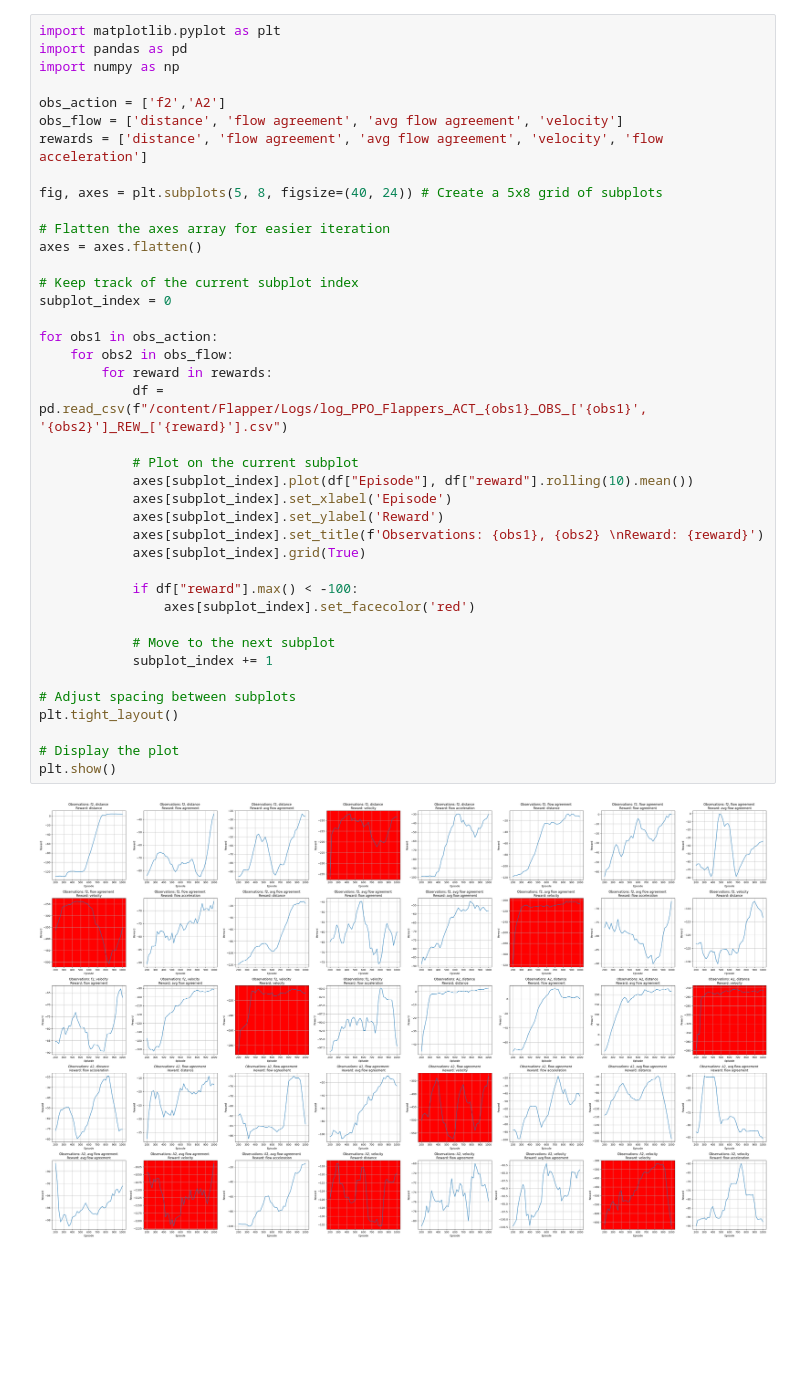
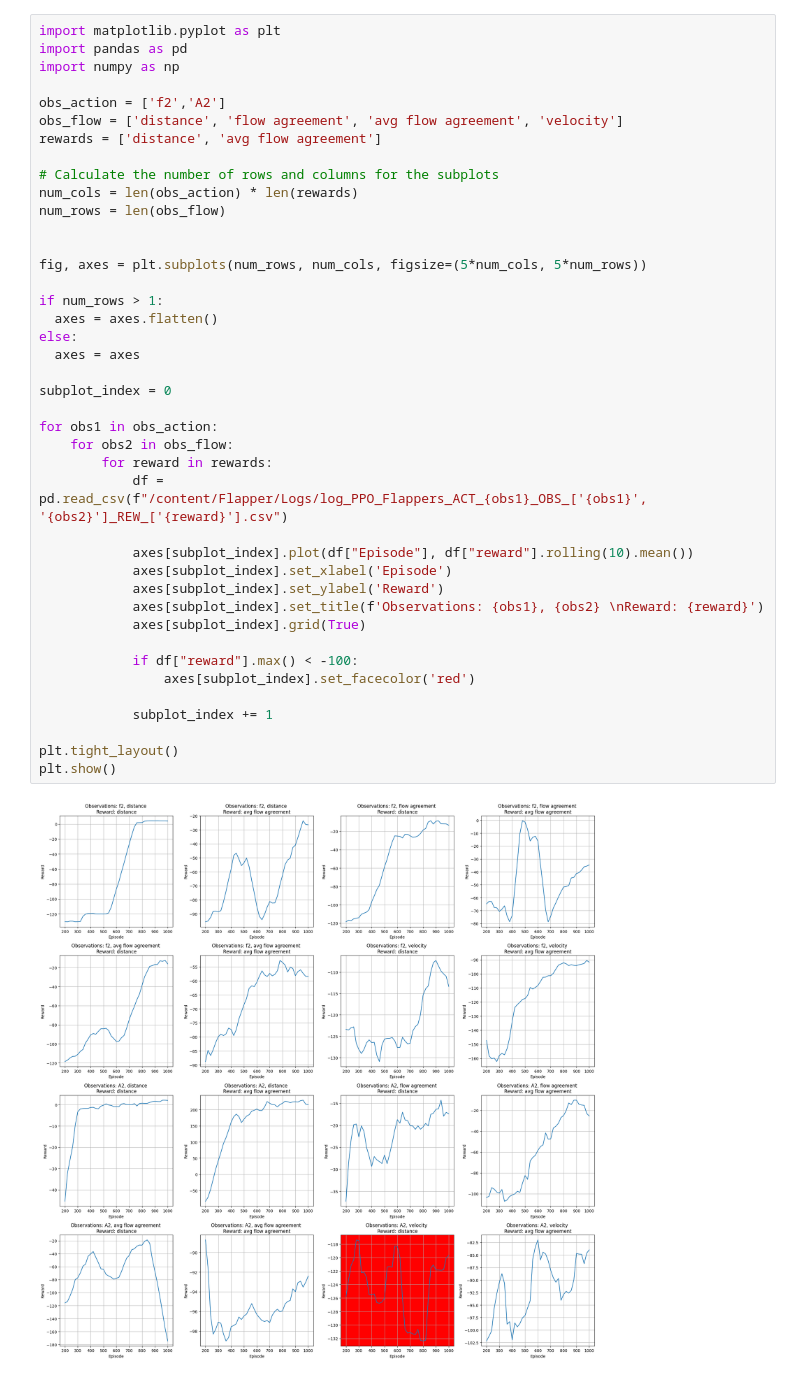
Before and after one commit to victorbuenog/Flapper, a Jupyter notebook: Policy_Evaluation.ipynb, the cells around one changed output. Saved outputs shown, nothing was run; the diff lists cells and outputs as text; blank space fills up the shorter version.

Commit message:
Adjusts subplots dynamically based on how many are created

```diff
--- a/Policy_Evaluation.ipynb
+++ b/Policy_Evaluation.ipynb
@@ -14,41 +14,42 @@ Resolving deltas: 100% (61/61), done.
 import matplotlib.pyplot as plt
 import pandas as pd
 import numpy as np
 
 obs_action = ['f2','A2']
 obs_flow = ['distance', 'flow agreement', 'avg flow agreement', 'velocity']
-rewards = ['distance', 'flow agreement', 'avg flow agreement', 'velocity', 'flow acceleration']
+rewards = ['distance', 'avg flow agreement']
 
-fig, axes = plt.subplots(5, 8, figsize=(40, 24)) # Create a 5x8 grid of subplots
+# Calculate the number of rows and columns for the subplots
+num_cols = len(obs_action) * len(rewards)
+num_rows = len(obs_flow)
 
-# Flatten the axes array for easier iteration
-axes = axes.flatten()
 
-# Keep track of the current subplot index
+fig, axes = plt.subplots(num_rows, num_cols, figsize=(5*num_cols, 5*num_rows))
+
+if num_rows > 1:
+  axes = axes.flatten()
+else:
+  axes = axes
+
 subplot_index = 0
 
 for obs1 in obs_action:
     for obs2 in obs_flow:
         for reward in rewards:
             df = pd.read_csv(f"/content/Flapper/Logs/log_PPO_Flappers_ACT_{obs1}_OBS_['{obs1}', '{obs2}']_REW_['{reward}'].csv")
 
-            # Plot on the current subplot
             axes[subplot_index].plot(df["Episode"], df["reward"].rolling(10).mean())
             axes[subplot_index].set_xlabel('Episode')
             axes[subplot_index].set_ylabel('Reward')
             axes[subplot_index].set_title(f'Observations: {obs1}, {obs2} \nReward: {reward}')
             axes[subplot_index].grid(True)
 
             if df["reward"].max() < -100:
                 axes[subplot_index].set_facecolor('red')
 
-            # Move to the next subplot
             subplot_index += 1
 
-# Adjust spacing between subplots
 plt.tight_layout()
-
-# Display the plot
 plt.show()
 # %% [output]
-[figure, old version]
+[figure, new version]
```
Also changed, not shown: parts of 1 cell of this notebook.
